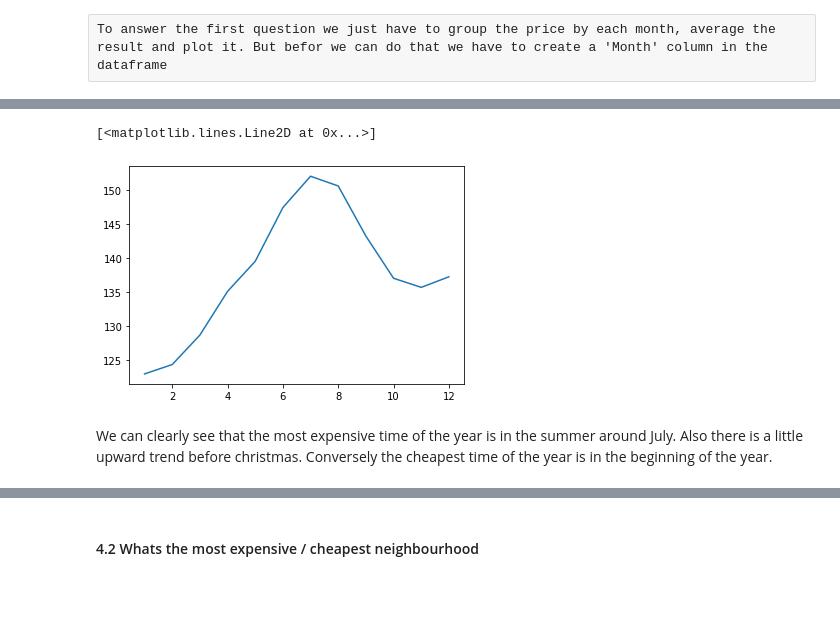
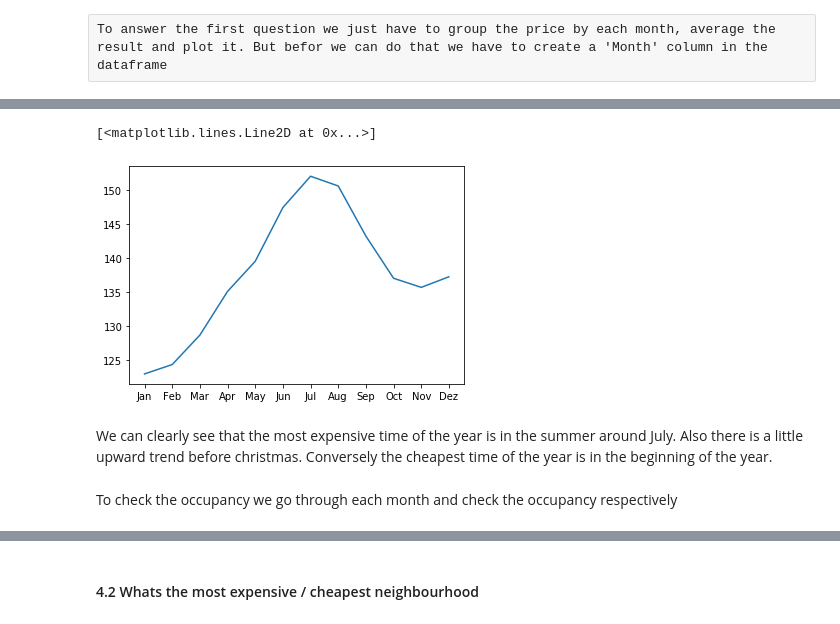
Before and after one commit to ChaosMcChief/DataScience_Nanodegree_p1-Seattle_Airbnb, a Jupyter notebook: AirBnb_Seattle.ipynb, the cells around one changed output, grey strips where cells are left out. Drawn from its saved outputs; the diff is of its cells as text; code cells hidden in the pictures; blank space fills up the shorter version.

```diff
--- a/AirBnb_Seattle.ipynb
+++ b/AirBnb_Seattle.ipynb
@@ -97,9 +114,13 @@ df_cal['month'] = pd.DatetimeIndex(df_cal['date']).month
 # %%
 mean_price_per_month = df_cal.groupby('month').mean()
+# %%
+months = ['Jan', 'Feb', 'Mar', 'Apr', 'May', 'Jun', 'Jul', 'Aug', 'Sep', 'Oct', 'Nov', 'Dez']
 # %%
-plt.plot(mean_price_per_month.index, mean_price_per_month['price'])
+plt.plot(months, mean_price_per_month['price'])
 # %% [output]
 [<matplotlib.lines.Line2D at 0x...>]
-[figure, old version]
+[figure, new version]
 # %% [markdown]
 We can clearly see that the most expensive time of the year is in the summer around July. Also there is a little upward trend before christmas. Conversely the cheapest time of the year is in the beginning of the year.
+# %% [markdown]
+To check the occupancy we go through each month and check the occupancy respectively
```
Also changed, not shown: parts of 10 cells of this notebook, 1 other file.
